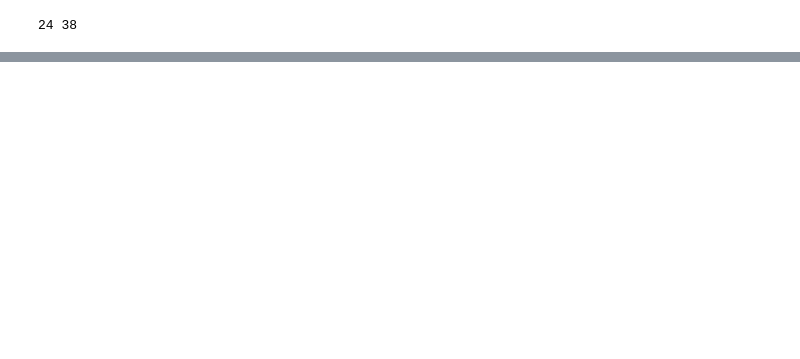
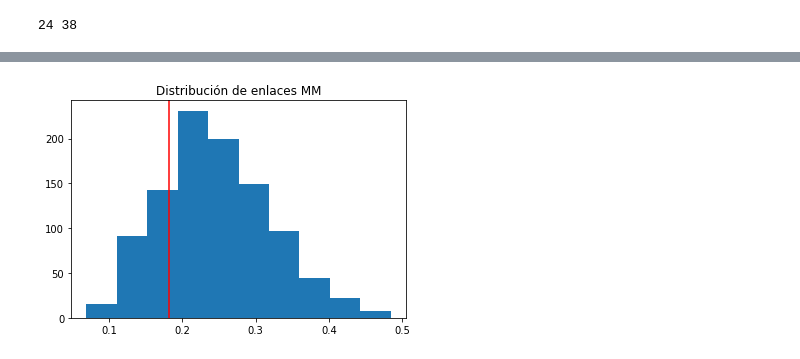
Before and after one commit to vms10/redestcs, a Jupyter notebook: Ejercicio2.ipynb, the cells around one changed output, grey strips where cells are left out. Saved outputs shown, nothing was run; the diff lists cells and outputs as text; code cells hidden in the pictures; blank space fills up the shorter version.

```diff
--- a/Ejercicio2.ipynb
+++ b/Ejercicio2.ipynb
@@ -78,0 +125,7 @@ print(Probabilidad_de_enlaces)
+# %%
+plt.hist(Dis_prob_enlaMM)
+plt.axvline(Probabilidad_de_enlaces_P[0],c="red")
+plt.title("Distribución de enlaces MM")
+plt.show()
+# %% [output]
+[figure, added]
```
Also changed, not shown: parts of 6 cells of this notebook.
